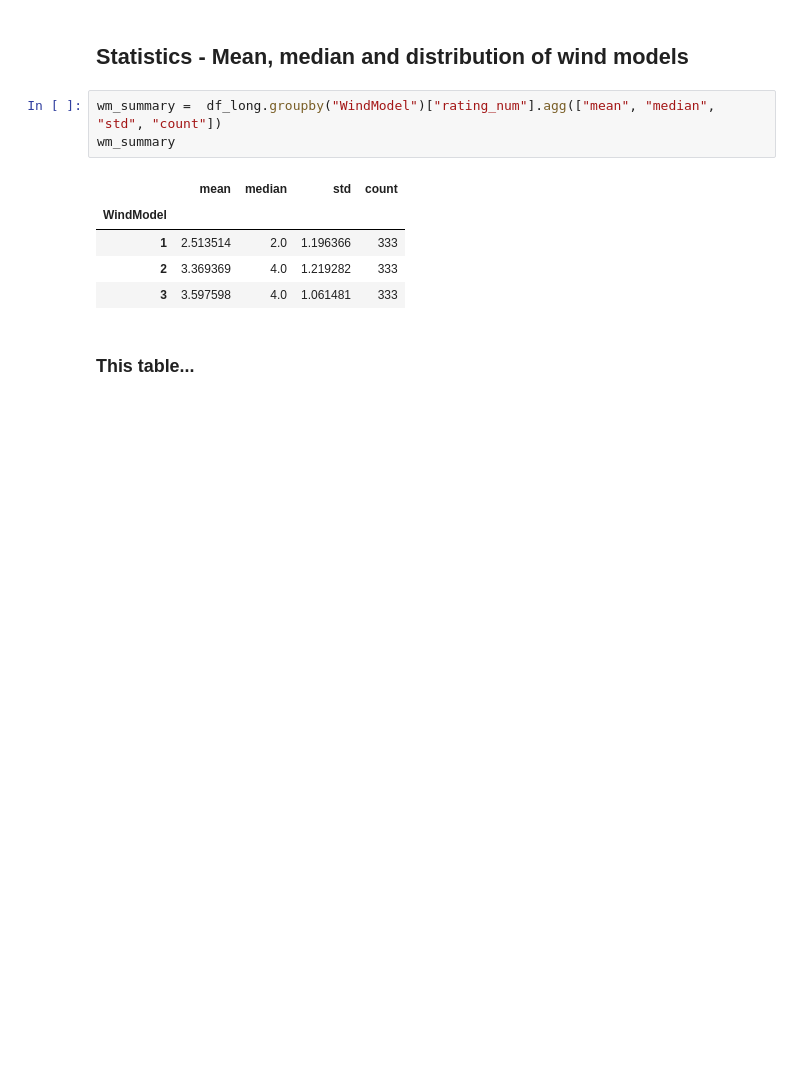
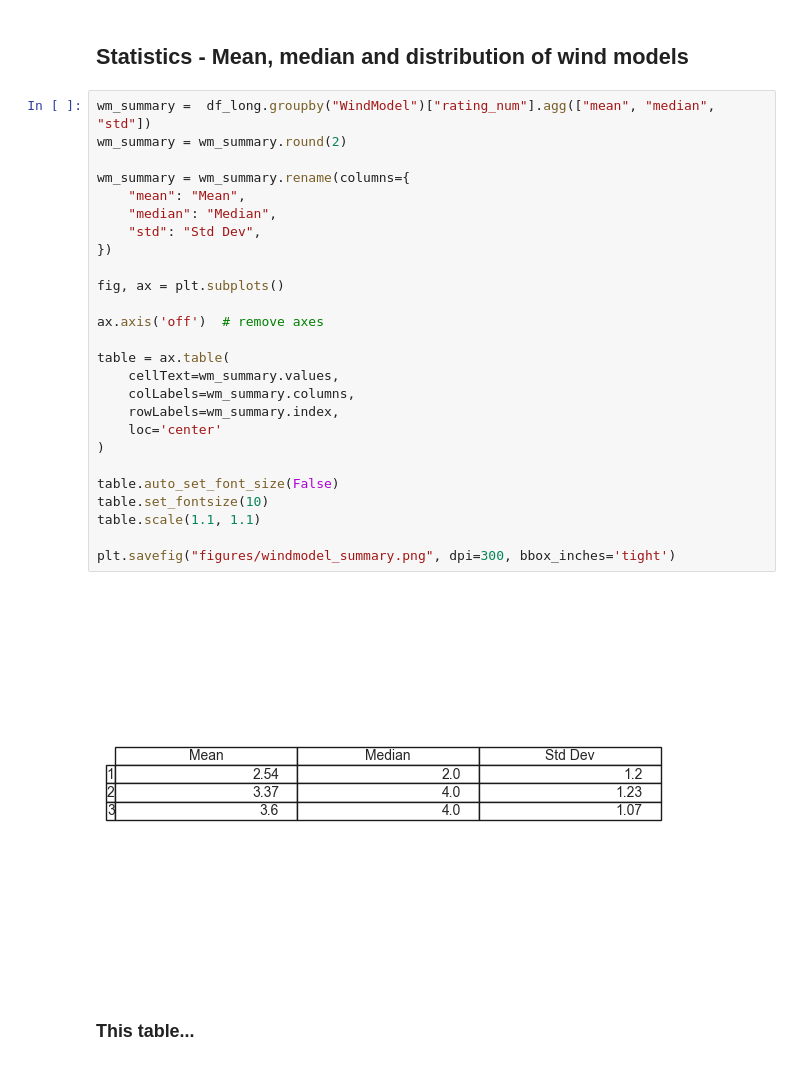
Before and after one commit to fhagerstrom/tree-motion-analysis, a Jupyter notebook: DV1583_fahg19_userStudyAnalysis.ipynb, the cells around one changed output. Cells and saved outputs as stored; diff of their text form; blank space fills up the shorter version.

Commit message:
More tables.

```diff
--- a/DV1583_fahg19_userStudyAnalysis.ipynb
+++ b/DV1583_fahg19_userStudyAnalysis.ipynb
@@ -263,14 +239,33 @@ for wm in sorted(df_comments["WindModel"].unique()):
 # %% [markdown]
 ## Statistics - Mean, median and distribution of wind models
 # %%
-wm_summary =  df_long.groupby("WindModel")["rating_num"].agg(["mean", "median", "std", "count"])
-wm_summary
+wm_summary =  df_long.groupby("WindModel")["rating_num"].agg(["mean", "median", "std"])
+wm_summary = wm_summary.round(2)
+
+wm_summary = wm_summary.rename(columns={
+    "mean": "Mean",
+    "median": "Median",
+    "std": "Std Dev",
+})
+
+fig, ax = plt.subplots()
+
+ax.axis('off')  # remove axes
+
+table = ax.table(
+    cellText=wm_summary.values,
+    colLabels=wm_summary.columns,
+    rowLabels=wm_summary.index,
+    loc='center'
+)
+
+table.auto_set_font_size(False)
+table.set_fontsize(10)
+table.scale(1.1, 1.1)
+
+plt.savefig("figures/windmodel_summary.png", dpi=300, bbox_inches='tight')
 # %% [output]
-|  | mean | median | std | count |
-| WindModel |  |  |  |  |
-| 1 | 2.513514 | 2.0 | 1.196366 | 333 |
-| 2 | 3.369369 | 4.0 | 1.219282 | 333 |
-| 3 | 3.597598 | 4.0 | 1.061481 | 333 |
+[figure, added]
 # %% [markdown]
 ### This table...
 # %%
```
Also changed, not shown: parts of 4 cells of this notebook, 4 other files.
